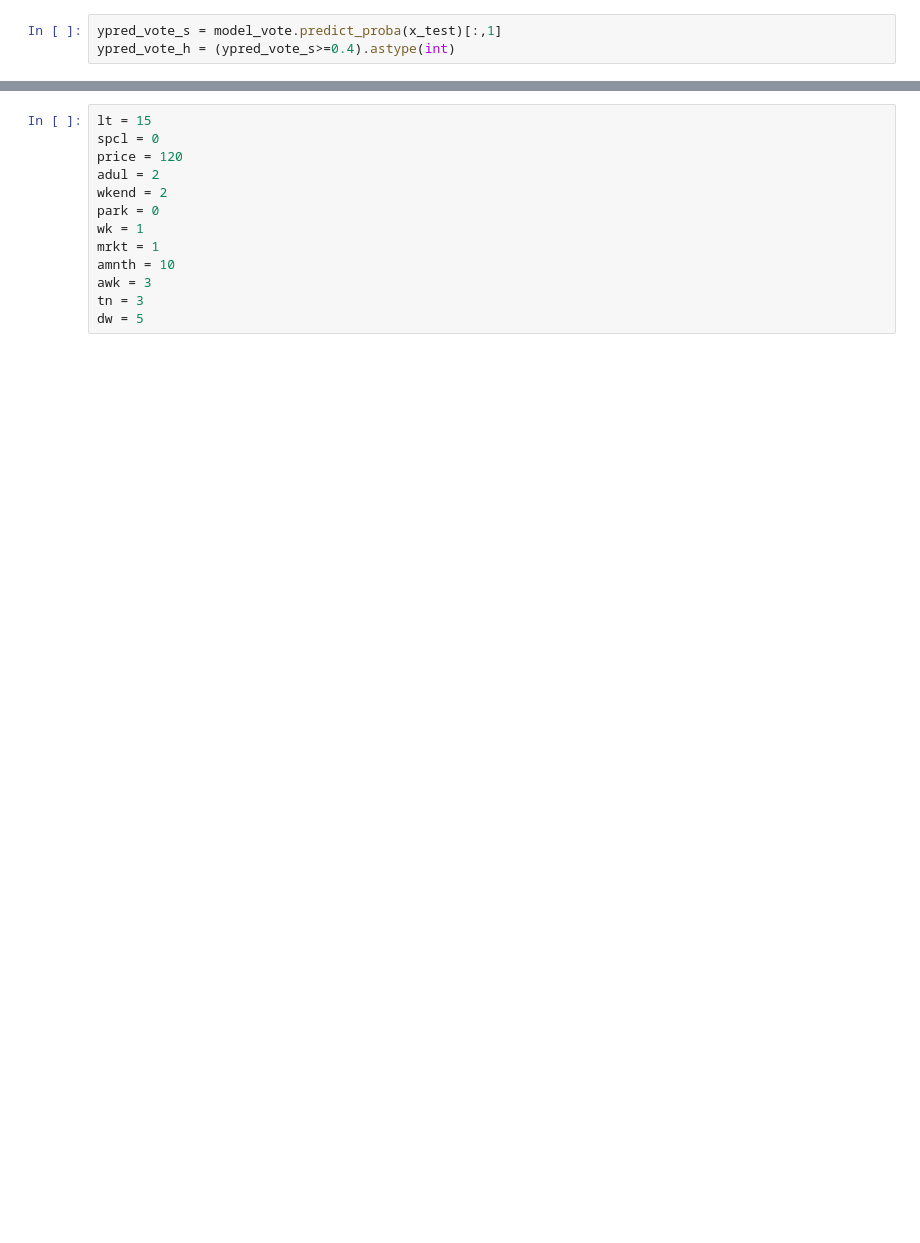
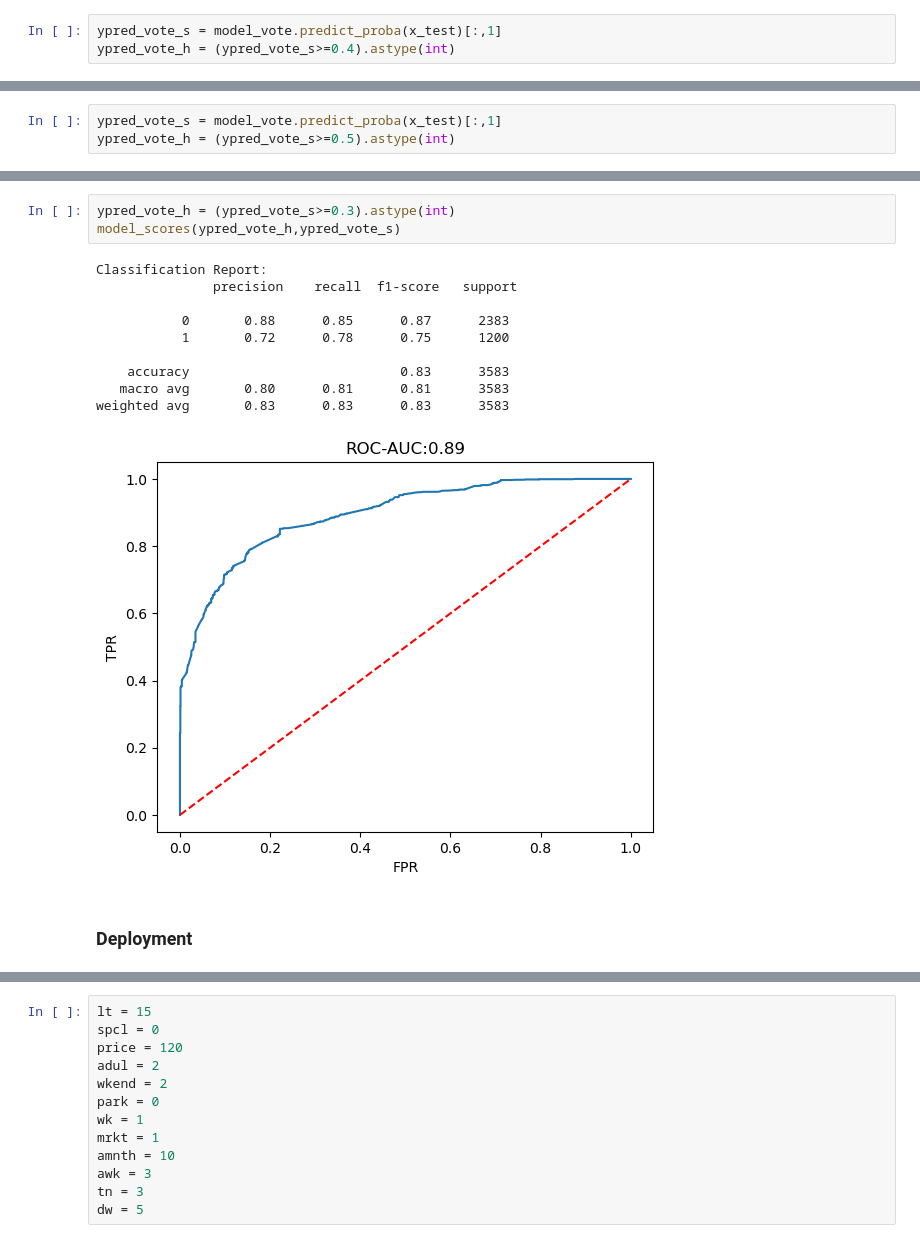
Before and after one commit to NaveenKumar2538/Hotel_cancellation_casestudy, a Jupyter notebook: Hotel Cancellation Case Study JUN 25.ipynb, the cells around one changed output, grey strips where cells are left out. Drawn from its saved outputs; the diff is of its cells as text; blank space fills up the shorter version.

```diff
--- a/Hotel Cancellation Case Study JUN 25.ipynb
+++ b/Hotel Cancellation Case Study JUN 25.ipynb
@@ -741,0 +770,3 @@ ypred_vote_h = (ypred_vote_s>=0.4).astype(int)
+# %%
+ypred_vote_s = model_vote.predict_proba(x_test)[:,1]
+ypred_vote_h = (ypred_vote_s>=0.5).astype(int)
@@ -741,0 +784,16 @@ ypred_vote_h = (ypred_vote_s>=0.4).astype(int)
+# %%
+ypred_vote_h = (ypred_vote_s>=0.3).astype(int)
+model_scores(ypred_vote_h,ypred_vote_s)
+# %% [output]
+Classification Report:
+               precision    recall  f1-score   support
+
+           0       0.88      0.85      0.87      2383
+           1       0.72      0.78      0.75      1200
+
+    accuracy                           0.83      3583
+   macro avg       0.80      0.81      0.81      3583
+weighted avg       0.83      0.83      0.83      3583
+[figure, added]
+# %% [markdown]
+### Deployment
```
Also changed, not shown: parts of 23 cells of this notebook, 1 other file.
